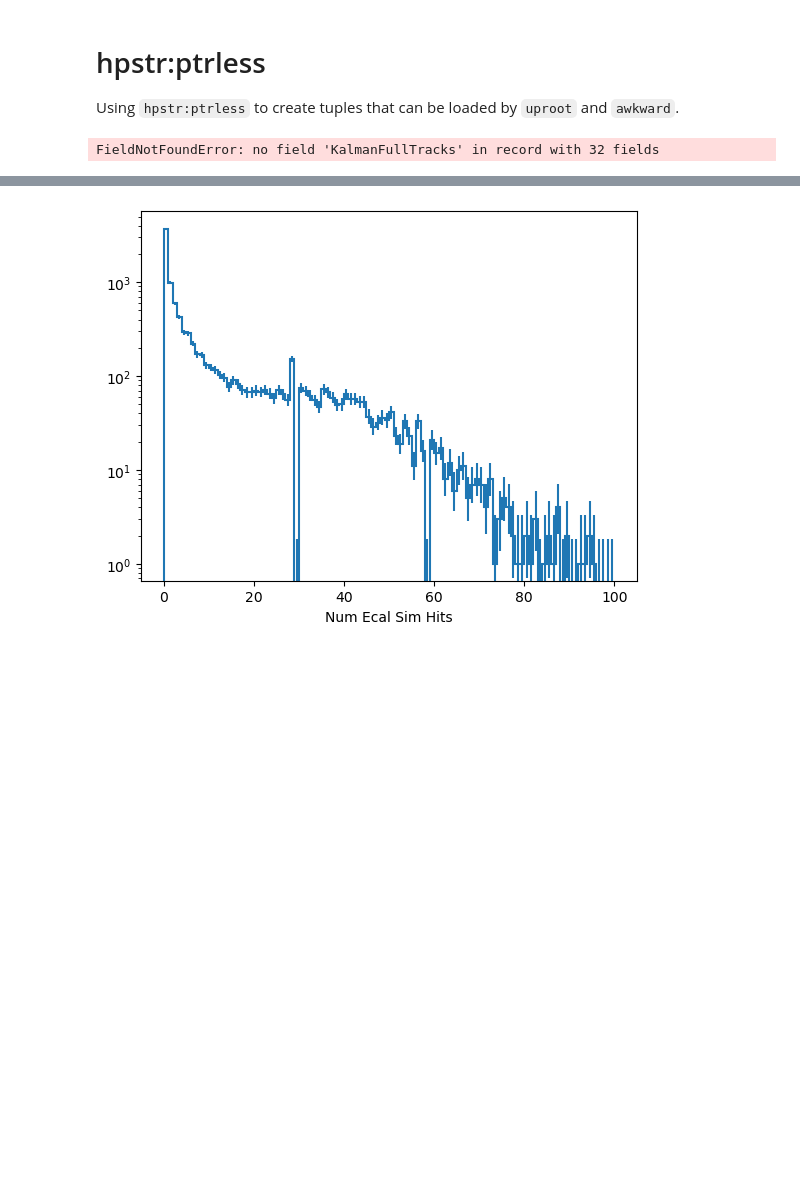
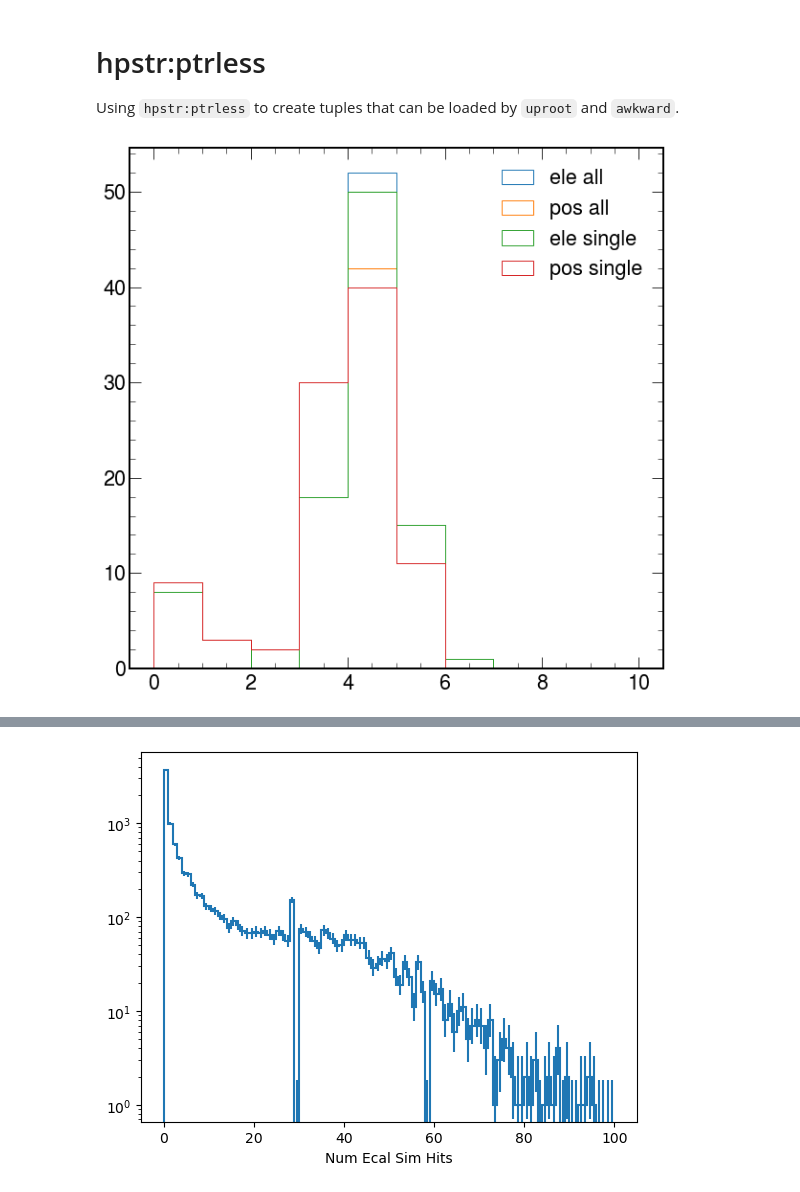
Before and after one commit to tomeichlersmith/hps, a Jupyter notebook: idm/reach/2016/idm-awkward-ana.ipynb, the cells around one changed output, grey strips where cells are left out. Saved outputs shown, nothing was run; the diff lists cells and outputs as text; code cells hidden in the pictures; blank space fills up the shorter version.

```diff
--- a/idm/reach/2016/idm-awkward-ana.ipynb
+++ b/idm/reach/2016/idm-awkward-ana.ipynb
@@ -25,10 +25,42 @@ sim_events = coffea.nanoevents.NanoEventsFactory.from_root(
 reco_events = coffea.nanoevents.NanoEventsFactory.from_root(
     'test.root', 'HPS_Event',
     schemaclass=coffea.nanoevents.BaseSchema,
-    metadata={'dataset':'test'},
-    permit_dask=True
+    metadata={'dataset':'test'}
 ).events()
-# %%
-reco_events.compute()
-# %% [output]
-FieldNotFoundError: no field 'KalmanFullTracks' in record with 32 fields
+# %%
+nvtxs = ak.count(
+    reco_events['UnconstrainedV0Vertices_KF/UnconstrainedV0Vertices_KF.fUniqueID'],
+    axis=1
+)
+# %%
+ele_trk_time = reco_events['UnconstrainedV0Vertices_KF/UnconstrainedV0Vertices_KF.electron_.track_.track_time_']
+pos_trk_time = reco_events['UnconstrainedV0Vertices_KF/UnconstrainedV0Vertices_KF.positron_.track_.track_time_']
+# %%
+plt.hist(
+    ak.flatten(ele_trk_time),
+    histtype='step',
+    range=(0,10),
+    label='ele all'
+)
+plt.hist(
+    ak.flatten(pos_trk_time),
+    histtype='step',
+    range=(0,10),
+    label='pos all'
+)
+plt.hist(
+    ak.flatten(ele_trk_time[nvtxs==1]),
+    histtype='step',
+    range=(0,10),
+    label='ele single'
+)
+plt.hist(
+    ak.flatten(pos_trk_time[nvtxs==1]),
+    histtype='step',
+    range=(0,10),
+    label='pos single'
+)
+plt.legend()
+plt.show()
+# %% [output]
+[figure, added]
```
Also changed, not shown: parts of 6 cells of this notebook, 3 other files.
